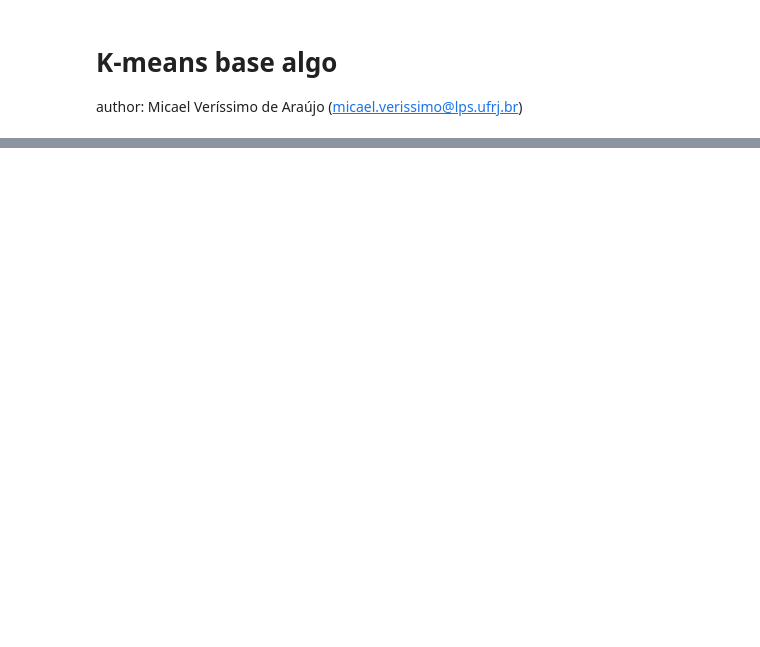
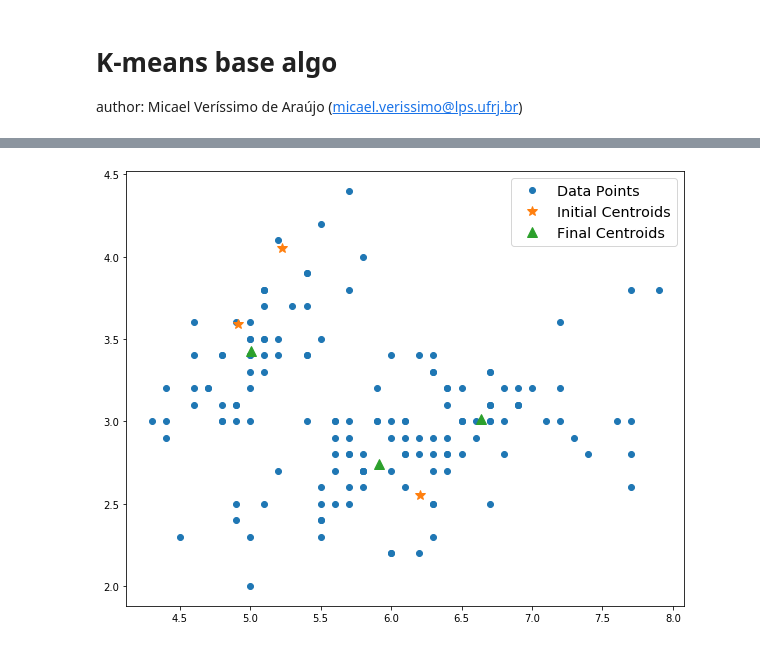
Before and after one commit to micaelverissimo/bregman_clustering, a Jupyter notebook: jupyter-notebooks/base_kmeans_algo.ipynb, the cells around one changed output, grey strips where cells are left out. Cells and saved outputs as stored; diff of their text form; code cells hidden in the pictures; blank space fills up the shorter version.

Commit message:
Validate the K-Means Clustering Algorithm using Iris Dataset

```diff
--- a/jupyter-notebooks/base_kmeans_algo.ipynb
+++ b/jupyter-notebooks/base_kmeans_algo.ipynb
@@ -166,3 +4,0 @@ distance.cdist(sample[:,:2], sample[:,:2], metric=lambda u, v: ((u/v)-np.log(u/v
-# %%
-dist = distance.cdist(sample, clus_sample, metric=lambda u, v: ((u/v)-np.log(u/v)-1).sum())
-print(dist)
@@ -189,0 +68,6 @@ kmeans.fit(X_data=sample, breg_div='itakura-saito')
+# %%
+iris = datasets.load_iris()
+y=iris['target']
+# %%
+sample = iris['data']
+sample.shape
@@ -189,0 +76,3 @@ kmeans.fit(X_data=sample, breg_div='itakura-saito')
+# %%
+kmeans=base_kmeans(n_clusters=3)
+kmeans.fit(sample, n_iter=10, breg_div='itakura-saito')
@@ -189,0 +91,11 @@ kmeans.fit(X_data=sample, breg_div='itakura-saito')
+# %%
+plt.figure(figsize=(10,8))
+plt.plot(sample[:,0], sample[:,1], 'o', label='Data Points')
+plt.plot(kmeans.get_first_centroids()[:,0], kmeans.get_first_centroids()[:,1], '*',
+         markersize=10, label='Initial Centroids')
+plt.plot(kmeans.get_centroids()[:,0], kmeans.get_centroids()[:,1], '^',
+         markersize=10, label='Final Centroids')
+plt.legend(loc='best', fontsize='x-large')
+plt.show()
+# %% [output]
+[figure, added]
```
Also changed, not shown: parts of 43 cells of this notebook.
